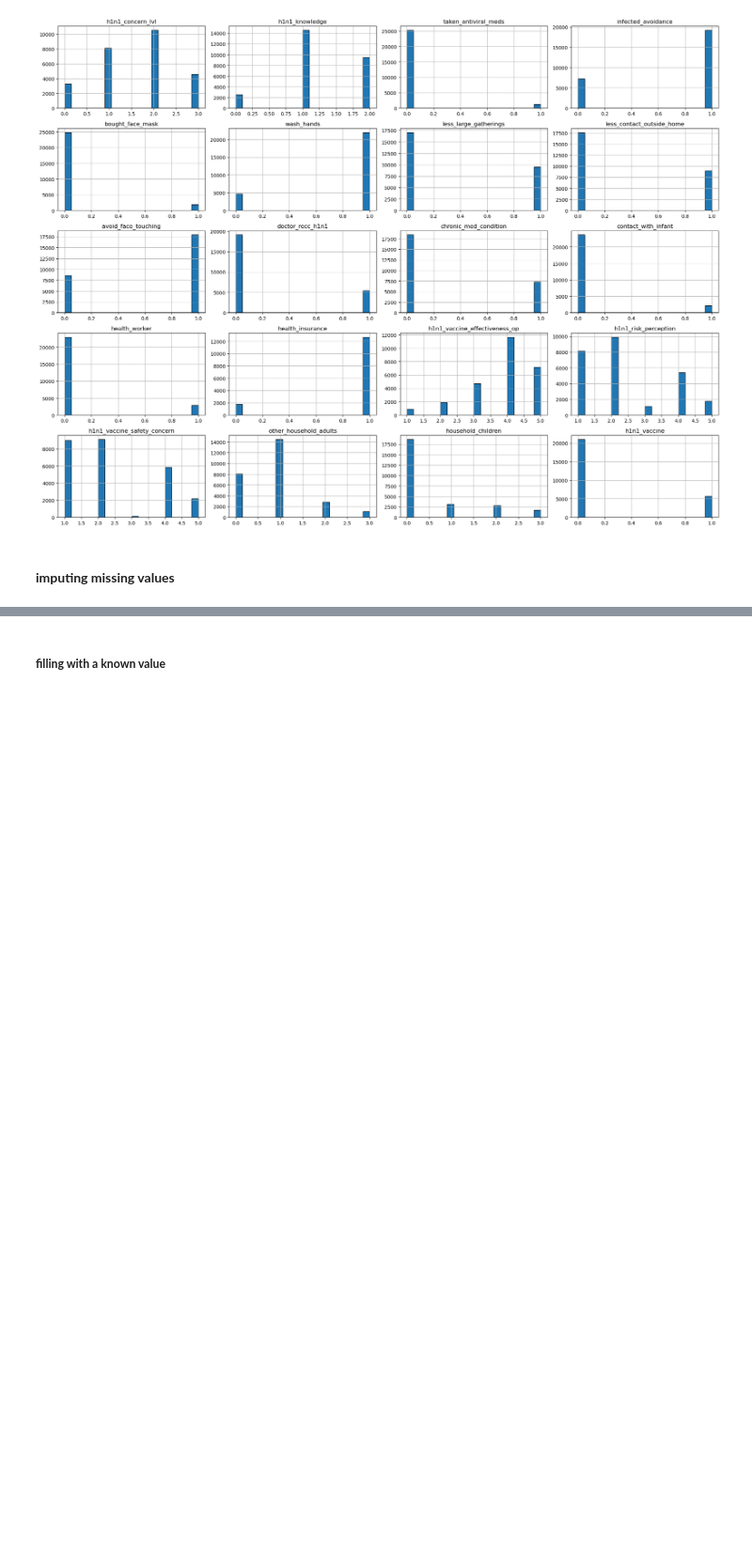
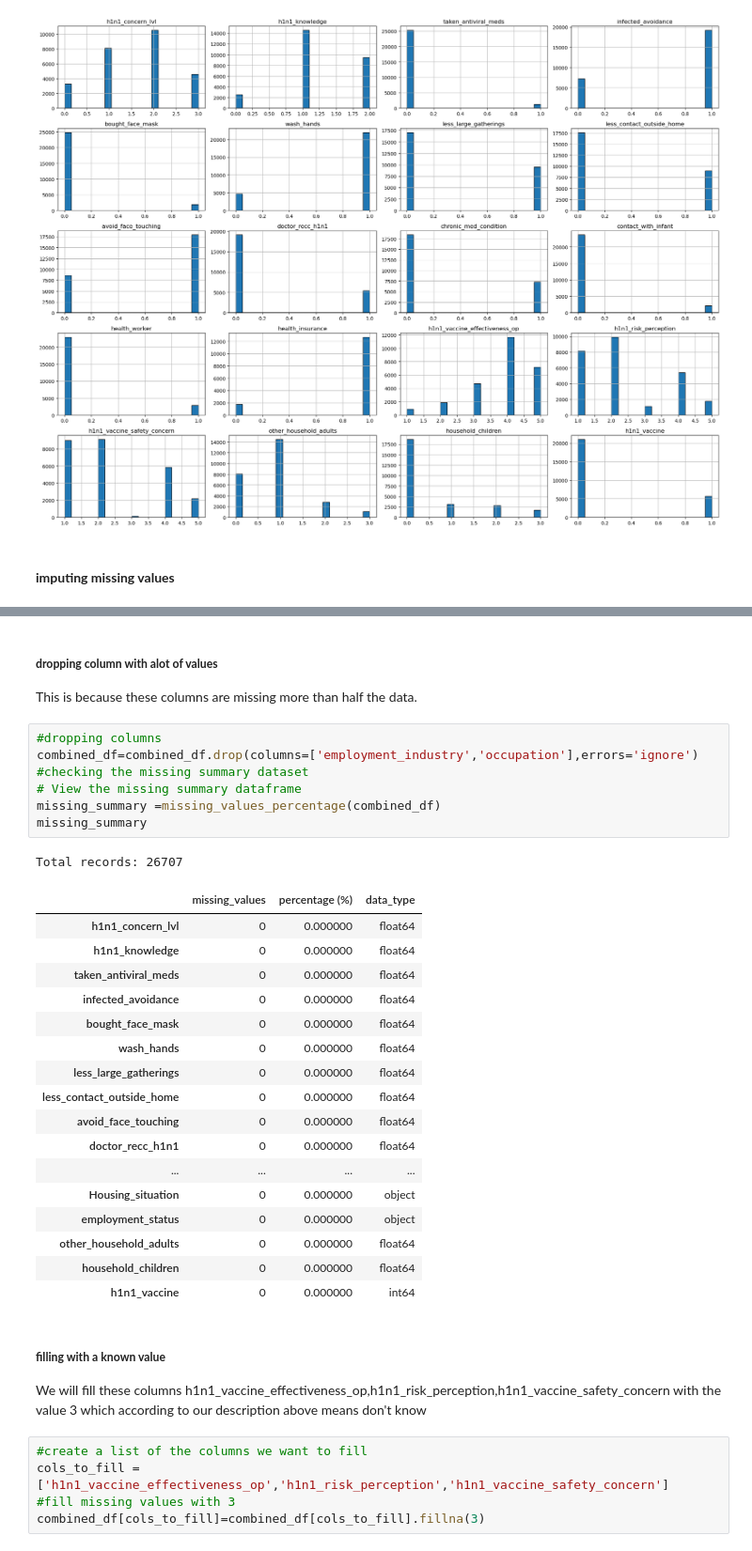
Before and after one commit to Day-hue/Phase-3-project, a Jupyter notebook: phase 3 project.ipynb, the cells around one changed output, grey strips where cells are left out. Shown: that part at 94% size. Saved outputs shown, nothing was run; the diff lists cells and outputs as text; blank space fills up the shorter version.

```diff
--- a/phase 3 project.ipynb
+++ b/phase 3 project.ipynb
@@ -508,2 +618,37 @@ plt.show()
+# %% [markdown]
+##### **dropping column with alot of values**
+This is because these columns are missing more than half the data.
+# %%
+#dropping columns
+combined_df=combined_df.drop(columns=['employment_industry','occupation'],errors='ignore')
+#checking the missing summary dataset
+# View the missing summary dataframe
+missing_summary =missing_values_percentage(combined_df)
+missing_summary
+# %% [output]
+Total records: 26707
+|  | missing_values | percentage (%) | data_type |
+| h1n1_concern_lvl | 0 | 0.000000 | float64 |
+| h1n1_knowledge | 0 | 0.000000 | float64 |
+| taken_antiviral_meds | 0 | 0.000000 | float64 |
+| infected_avoidance | 0 | 0.000000 | float64 |
+| bought_face_mask | 0 | 0.000000 | float64 |
+| wash_hands | 0 | 0.000000 | float64 |
+| less_large_gatherings | 0 | 0.000000 | float64 |
+| less_contact_outside_home | 0 | 0.000000 | float64 |
+| avoid_face_touching | 0 | 0.000000 | float64 |
+| doctor_recc_h1n1 | 0 | 0.000000 | float64 |
+| ... | ... | ... | ... |
+| Housing_situation | 0 | 0.000000 | object |
+| employment_status | 0 | 0.000000 | object |
+| other_household_adults | 0 | 0.000000 | float64 |
+| household_children | 0 | 0.000000 | float64 |
+| h1n1_vaccine | 0 | 0.000000 | int64 |
 # %% [markdown]
 ##### **filling with a known value**
+We will fill these columns h1n1_vaccine_effectiveness_op,h1n1_risk_perception,h1n1_vaccine_safety_concern with the value 3 which according to our description above means don't know
+# %%
+#create a list of the columns we want to fill
+cols_to_fill = ['h1n1_vaccine_effectiveness_op','h1n1_risk_perception','h1n1_vaccine_safety_concern']
+#fill missing values with 3
+combined_df[cols_to_fill]=combined_df[cols_to_fill].fillna(3)
```
Also changed, not shown: parts of 21 cells of this notebook.
